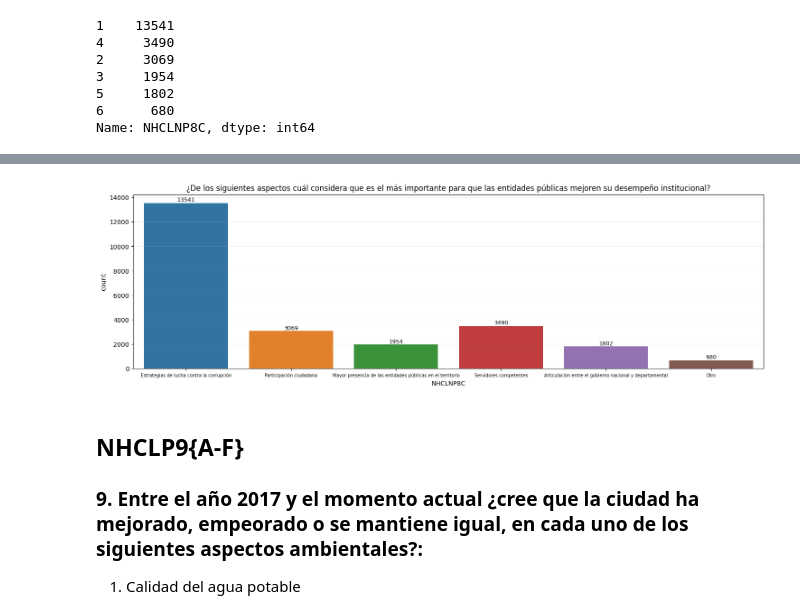
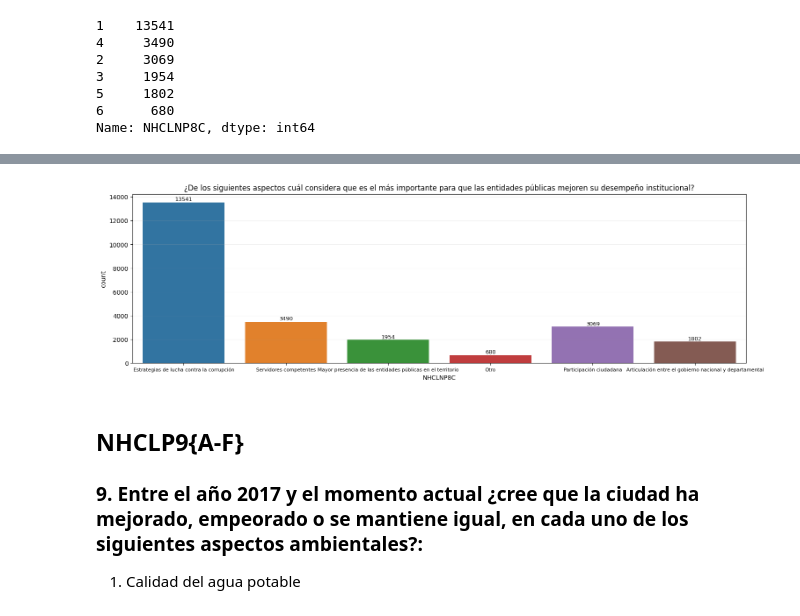
Before and after one commit to pinnzonandres/Encuesta-Multiproposito-Suba, a Jupyter notebook: Jupyter Scripts/11 - Parte EDA & Limpieza - Sección NHCLP.ipynb, the cells around one changed output, grey strips where cells are left out. Cells and saved outputs as stored; diff of their text form; code cells hidden in the pictures.

```diff
--- a/Jupyter Scripts/11 - Parte EDA & Limpieza - Sección NHCLP.ipynb
+++ b/Jupyter Scripts/11 - Parte EDA & Limpieza - Sección NHCLP.ipynb
@@ -295,7 +285,7 @@ for ax,cols,names in zip(axli,disc,list_disc):
     sns.countplot(x = cols, data = data, ax = ax)
     ax.grid(alpha = 0.2, axis = 'y')
     ax.set_title(f'{names}')
-    ax.set_xticklabels(['Mejor', 'Igual', 'Peor', 'No sabe'])
+    #ax.set_xticklabels(['Mejor', 'Igual', 'Peor', 'No sabe'])
     ax.set_ylim(0,12000)
     ax.margins(y=0.1) # make room for the labels
     for bars in ax.containers:
@@ -354,6 +344,9 @@ NHCLP8N 23173
 NHCLP8O 23173
 NHCLP8P 23173
 NHCLP8Q 23173
+# %%
+for i in disc:
+    data[i] = data[i].replace([1,2,3,9],['Mejor', 'Igual', 'Peor', 'No sabe'])
 # %%
 list_disc = ['Atención en las oficinas públicas del distrito',
 'Vigilancia, seguridad y reacción oportuna y eficiente de la policía',
@@ -378,7 +371,7 @@ for ax,cols,names in zip(axli,disc,list_disc):
     sns.countplot(x = cols, data = data, ax = ax)
     ax.grid(alpha = 0.2, axis = 'y')
     ax.set_title(f'{names}', fontsize = 10)
-    ax.set_xticklabels(['Mejor', 'Igual', 'Peor', 'No sabe'])
+    #ax.set_xticklabels(['Mejor', 'Igual', 'Peor', 'No sabe'])
     ax.set_ylim(0,15000)
     ax.margins(y=0.1) # make room for the labels
     for bars in ax.containers:
@@ -421,4 +414,9 @@ data['NHCLNP8C'].value_counts()
 6      680
 Name: NHCLNP8C, dtype: int64
 # %%
-data['NHCLNP8C'].describe().apply("{0:.2f}".format)
+data['NHCLNP8C'] = data['NHCLNP8C'].replace([1,2,3,4,5,6],['Estrategias de lucha contra la corrupción',
+'Participación ciudadana',
+'Mayor presencia de las entidades públicas en el territorio',
+'Servidores competentes',
+'Articulación entre el gobierno nacional y departamental',
+'Otro'])
@@ -435,18 +423,19 @@ Name: NHCLNP8C, dtype: object
 # %%
 fig, ax = plt.subplots(figsize=(18, 5))
 
 g = sns.countplot(ax=ax, data = data, x ='NHCLNP8C')
 
 for bars in ax.containers:
     ax.bar_label(bars, fmt='%.0f', fontsize=9)
 
 ax.set_title('¿De los siguientes aspectos cuál considera que es el más importante para que las entidades públicas mejoren su desempeño institucional?')
-ax.set_xticklabels(list_names,fontsize=7)
+#ax.tick_params(axis='x', which='minor', labelsize=7)
+ax.xaxis.set_tick_params(labelsize=8)
 
 plt.grid(alpha = 0.2, axis = 'y')
 plt.show()
 # %% [output]
-[figure, old version]
+[figure, new version]
 # %% [markdown]
 ## NHCLP9{A-F}
 ###	9. Entre el  año 2017 y el momento actual ¿cree que  la ciudad ha mejorado, empeorado o se mantiene igual, en cada  uno de los siguientes aspectos ambientales?:
```
Also changed, not shown: parts of 71 cells of this notebook, 1 other file.
